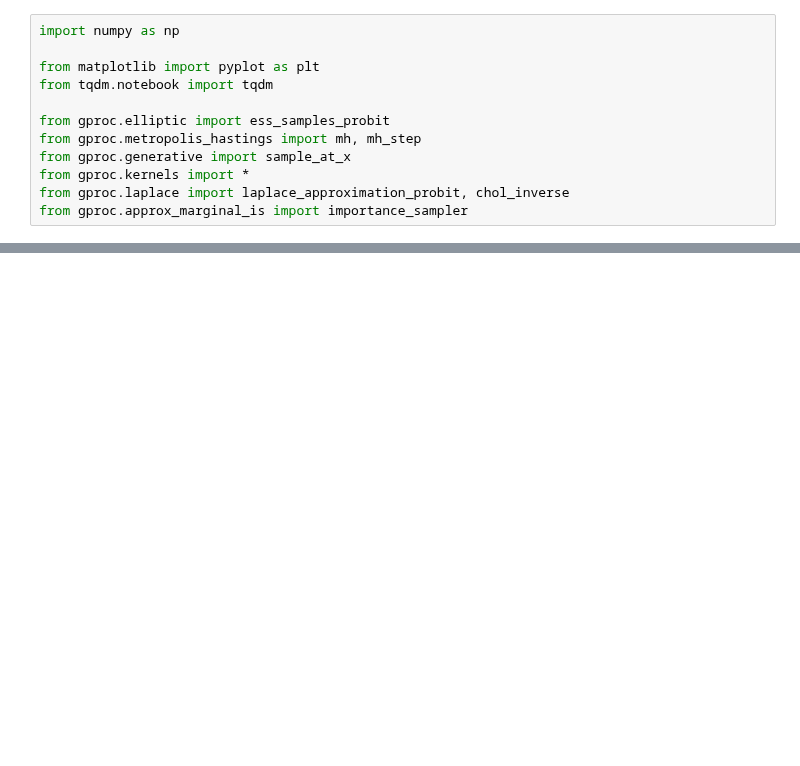
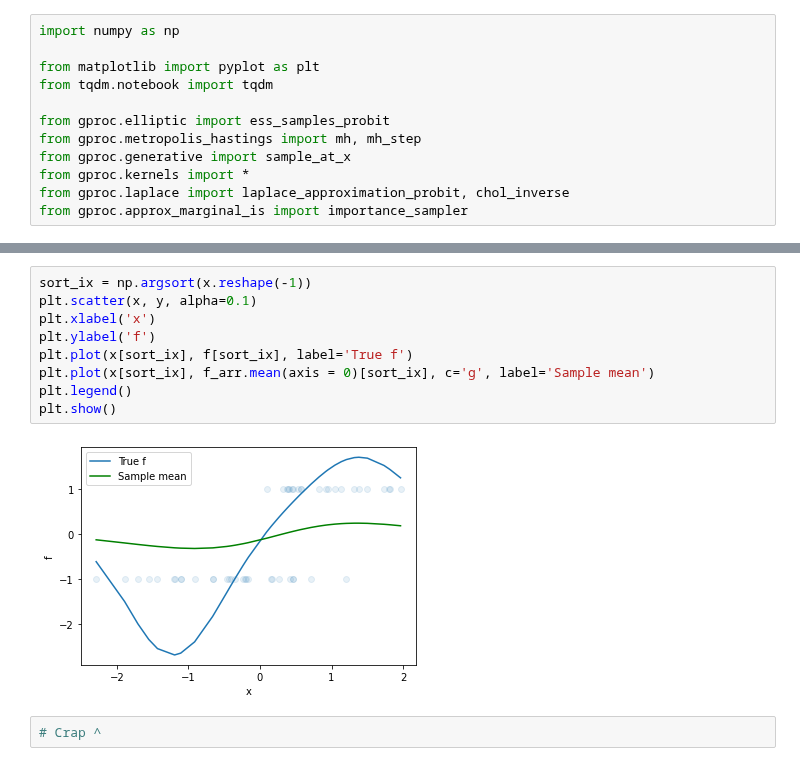
Before and after one commit to Tennessee-Wallaceh/gproc, a Jupyter notebook: notebooks/Joint-Posterior-Sampling.ipynb, the cells around one changed output, grey strips where cells are left out. Drawn from its saved outputs; the diff is of its cells as text; blank space fills up the shorter version.

```diff
--- a/notebooks/Joint-Posterior-Sampling.ipynb
+++ b/notebooks/Joint-Posterior-Sampling.ipynb
@@ -124,0 +119,13 @@ f_arr, th_arr, marg_arr, acc_rate = joint_sampler(10000, y, x, th_0, marg_0, cov
+# %%
+sort_ix = np.argsort(x.reshape(-1))
+plt.scatter(x, y, alpha=0.1)
+plt.xlabel('x')
+plt.ylabel('f')
+plt.plot(x[sort_ix], f[sort_ix], label='True f')
+plt.plot(x[sort_ix], f_arr.mean(axis = 0)[sort_ix], c='g', label='Sample mean')
+plt.legend()
+plt.show()
+# %% [output]
+[figure, added]
+# %%
+# Crap ^
```
Also changed, not shown: parts of 6 cells of this notebook.
